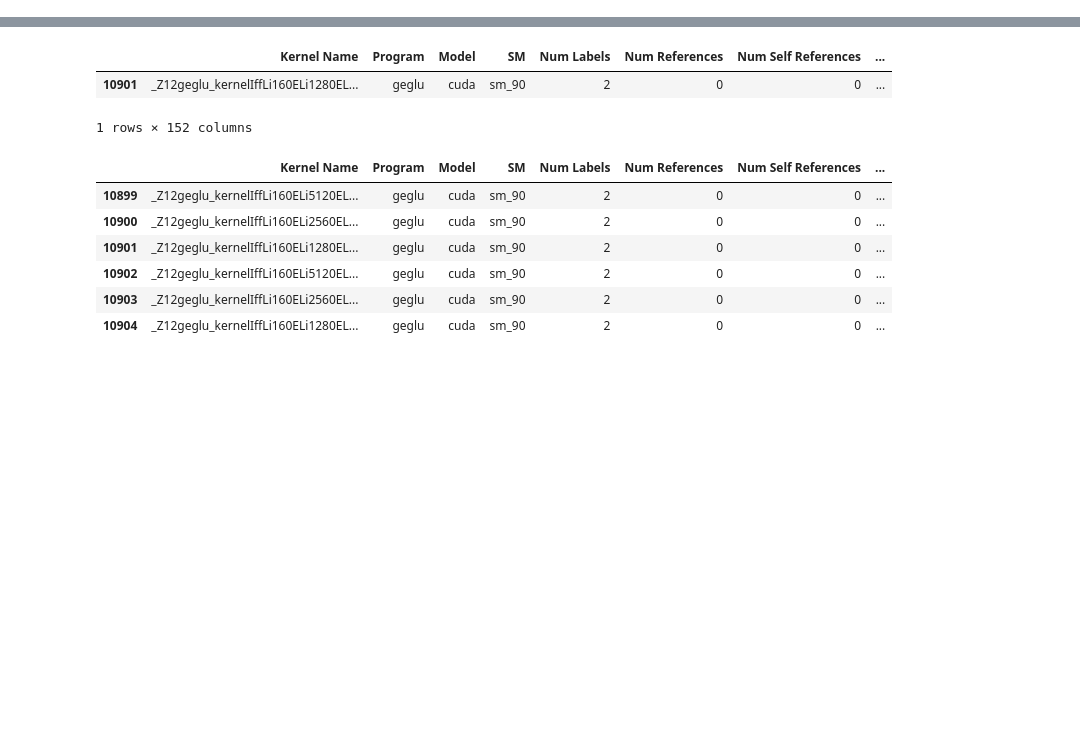
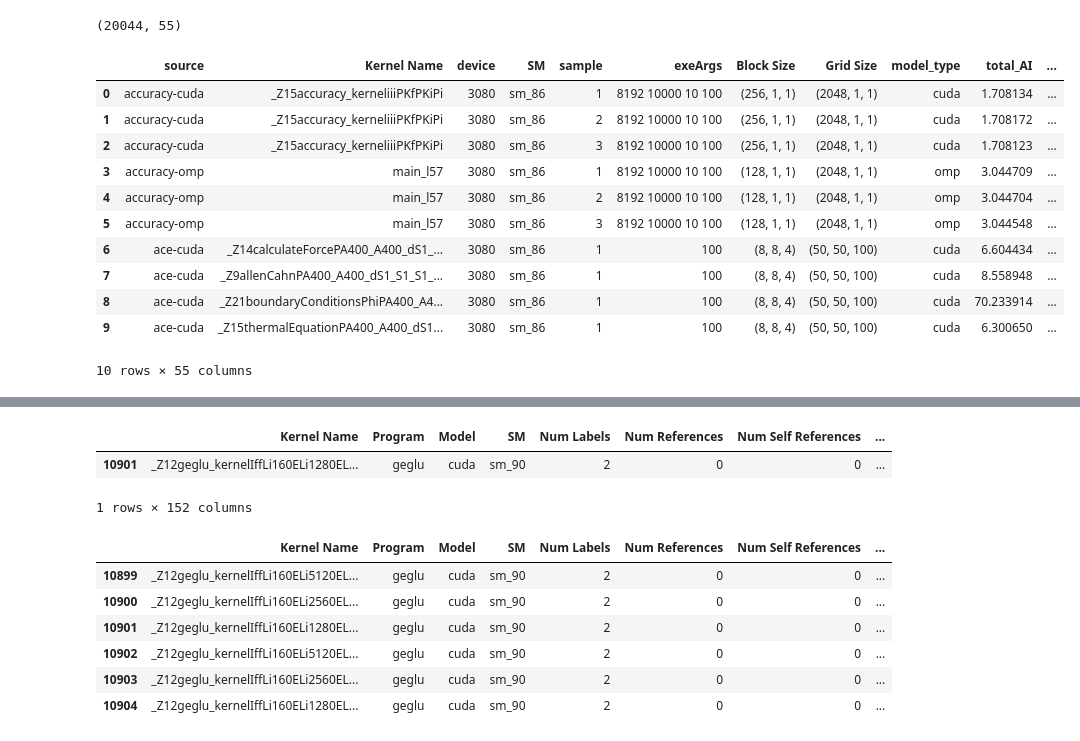
Before and after one commit to FLOPBench/SC26FLOPBench, a Jupyter notebook: cuda-profiling/collected-data/add_imix_data_to_perf_cntr_data.ipynb, the cells around one changed output, grey strips where cells are left out. Saved outputs shown, nothing was run; the diff lists cells and outputs as text; code cells hidden in the pictures; blank space fills up the shorter version.

```diff
--- a/cuda-profiling/collected-data/add_imix_data_to_perf_cntr_data.ipynb
+++ b/cuda-profiling/collected-data/add_imix_data_to_perf_cntr_data.ipynb
@@ -96,0 +395,18 @@ display(df[all_cols].head(10))
+# %%
+condensed_df = summarize_ncu_algo_family_features_le50(df)
+print(condensed_df.shape)
+display(condensed_df.head(10))
+# %% [output]
+(20044, 55)
+|  | source | Kernel Name | device | SM | sample | exeArgs | Block Size | Grid Size | model_type | total_AI | ... |
+| 0 | accuracy-cuda | _Z15accuracy_kerneliiiPKfPKiPi | 3080 | sm_86 | 1 | 8192 10000 10 100 | (256, 1, 1) | (2048, 1, 1) | cuda | 1.708134 | ... |
+| 1 | accuracy-cuda | _Z15accuracy_kerneliiiPKfPKiPi | 3080 | sm_86 | 2 | 8192 10000 10 100 | (256, 1, 1) | (2048, 1, 1) | cuda | 1.708172 | ... |
+| 2 | accuracy-cuda | _Z15accuracy_kerneliiiPKfPKiPi | 3080 | sm_86 | 3 | 8192 10000 10 100 | (256, 1, 1) | (2048, 1, 1) | cuda | 1.708123 | ... |
+| 3 | accuracy-omp | main_l57 | 3080 | sm_86 | 1 | 8192 10000 10 100 | (128, 1, 1) | (2048, 1, 1) | omp | 3.044709 | ... |
+| 4 | accuracy-omp | main_l57 | 3080 | sm_86 | 2 | 8192 10000 10 100 | (128, 1, 1) | (2048, 1, 1) | omp | 3.044704 | ... |
+| 5 | accuracy-omp | main_l57 | 3080 | sm_86 | 3 | 8192 10000 10 100 | (128, 1, 1) | (2048, 1, 1) | omp | 3.044548 | ... |
+| 6 | ace-cuda | _Z14calculateForcePA400_A400_dS1_... | 3080 | sm_86 | 1 | 100 | (8, 8, 4) | (50, 50, 100) | cuda | 6.604434 | ... |
+| 7 | ace-cuda | _Z9allenCahnPA400_A400_dS1_S1_S1_... | 3080 | sm_86 | 1 | 100 | (8, 8, 4) | (50, 50, 100) | cuda | 8.558948 | ... |
+| 8 | ace-cuda | _Z21boundaryConditionsPhiPA400_A4... | 3080 | sm_86 | 1 | 100 | (8, 8, 4) | (50, 50, 100) | cuda | 70.233914 | ... |
+| 9 | ace-cuda | _Z15thermalEquationPA400_A400_dS1... | 3080 | sm_86 | 1 | 100 | (8, 8, 4) | (50, 50, 100) | cuda | 6.300650 | ... |
+10 rows × 55 columns
```
Also changed, not shown: parts of 26 cells of this notebook, 3 other files.
